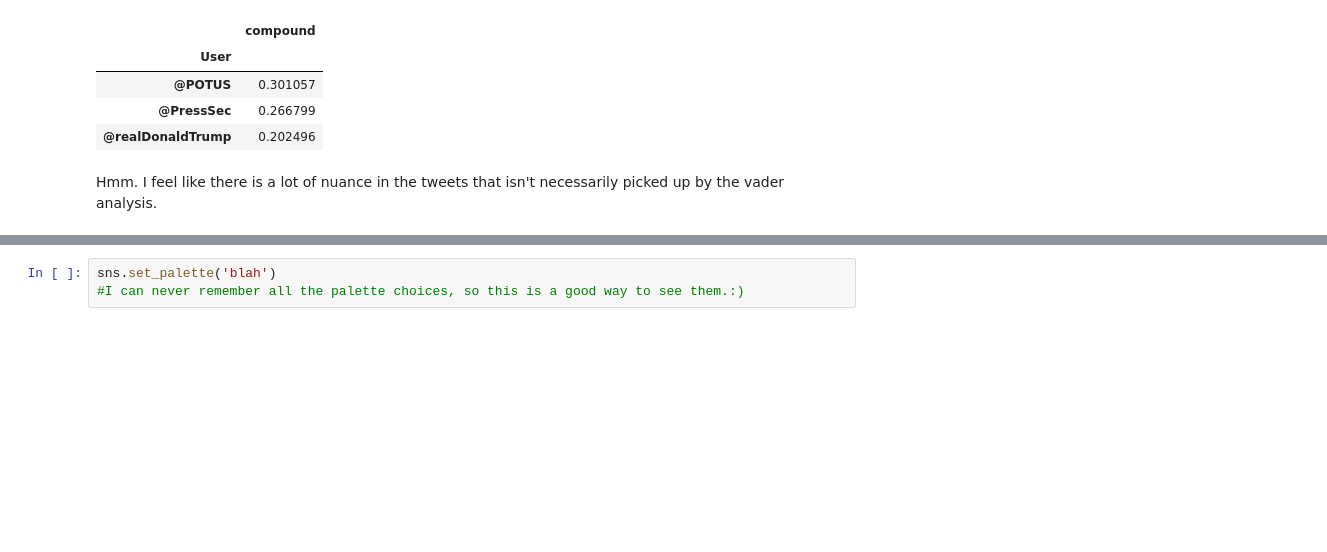
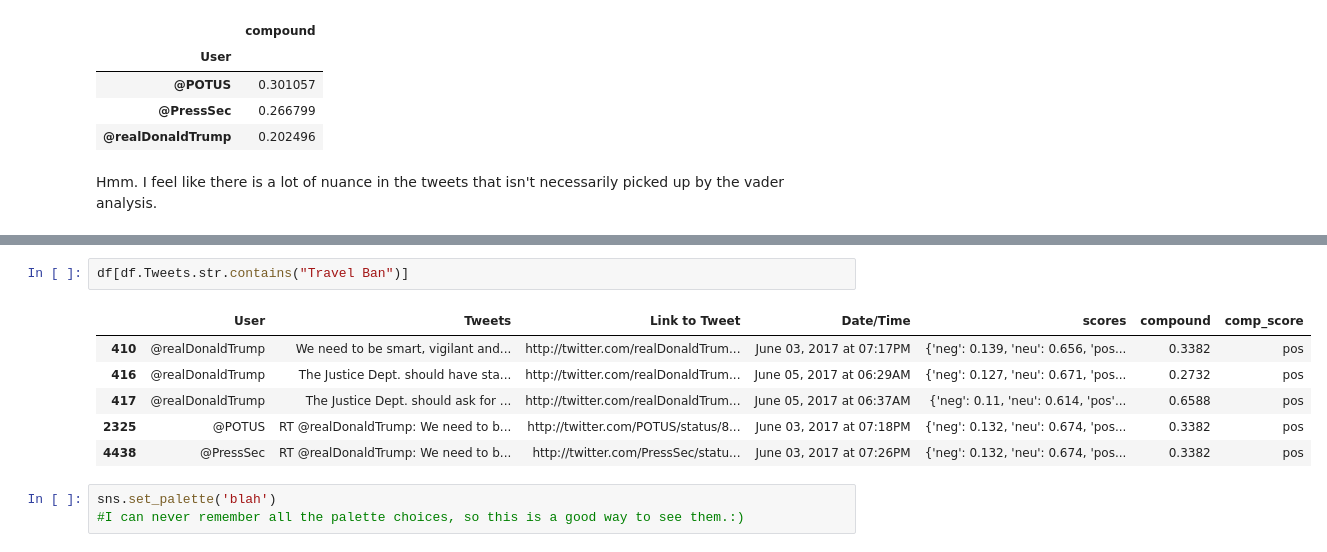
Before and after one commit to maeve70/SentimentAnalysis, a Jupyter notebook: SentimentAnalysis.ipynb, the cells around one changed output, grey strips where cells are left out. Cells and saved outputs as stored; diff of their text form; blank space fills up the shorter version.

```diff
--- a/SentimentAnalysis.ipynb
+++ b/SentimentAnalysis.ipynb
@@ -284,3 +334,12 @@ Hmm. I feel like there is a lot of nuance in the tweets that isn't necessarily p
+# %%
+df[df.Tweets.str.contains("Travel Ban")]
+# %% [output]
+|  | User | Tweets | Link to Tweet | Date/Time | scores | compound | comp_score |
+| 410 | @realDonaldTrump | We need to be smart, vigilant and... | http://twitter.com/realDonaldTrum... | June 03, 2017 at 07:17PM | {'neg': 0.139, 'neu': 0.656, 'pos... | 0.3382 | pos |
+| 416 | @realDonaldTrump | The Justice Dept. should have sta... | http://twitter.com/realDonaldTrum... | June 05, 2017 at 06:29AM | {'neg': 0.127, 'neu': 0.671, 'pos... | 0.2732 | pos |
+| 417 | @realDonaldTrump | The Justice Dept. should ask for ... | http://twitter.com/realDonaldTrum... | June 05, 2017 at 06:37AM | {'neg': 0.11, 'neu': 0.614, 'pos'... | 0.6588 | pos |
+| 2325 | @POTUS | RT @realDonaldTrump: We need to b... | http://twitter.com/POTUS/status/8... | June 03, 2017 at 07:18PM | {'neg': 0.132, 'neu': 0.674, 'pos... | 0.3382 | pos |
+| 4438 | @PressSec | RT @realDonaldTrump: We need to b... | http://twitter.com/PressSec/statu... | June 03, 2017 at 07:26PM | {'neg': 0.132, 'neu': 0.674, 'pos... | 0.3382 | pos |
 # %%
 sns.set_palette('blah')
 #I can never remember all the palette choices, so this is a good way to see them.:)
```
Also changed, not shown: parts of 10 cells of this notebook.
